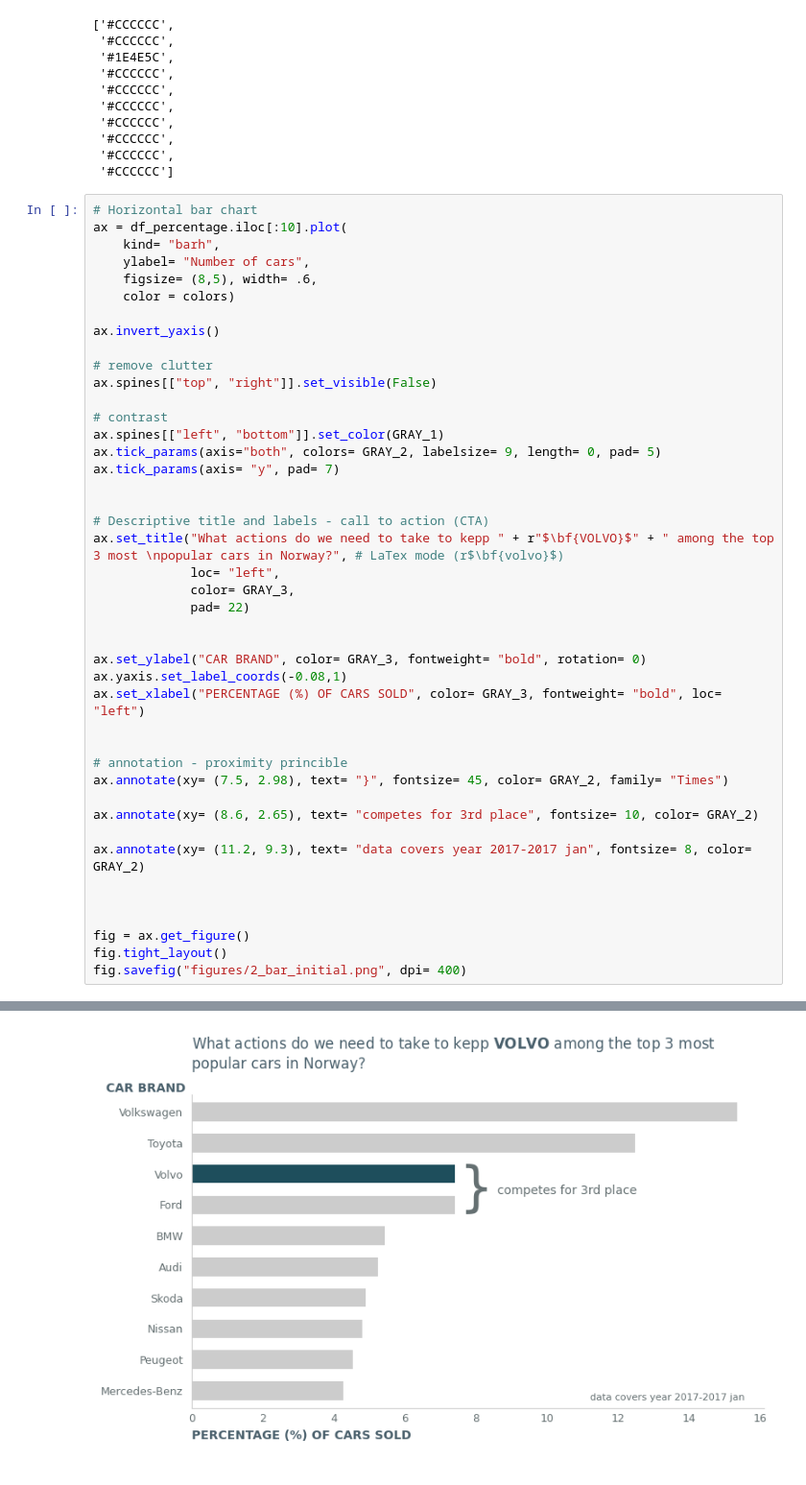
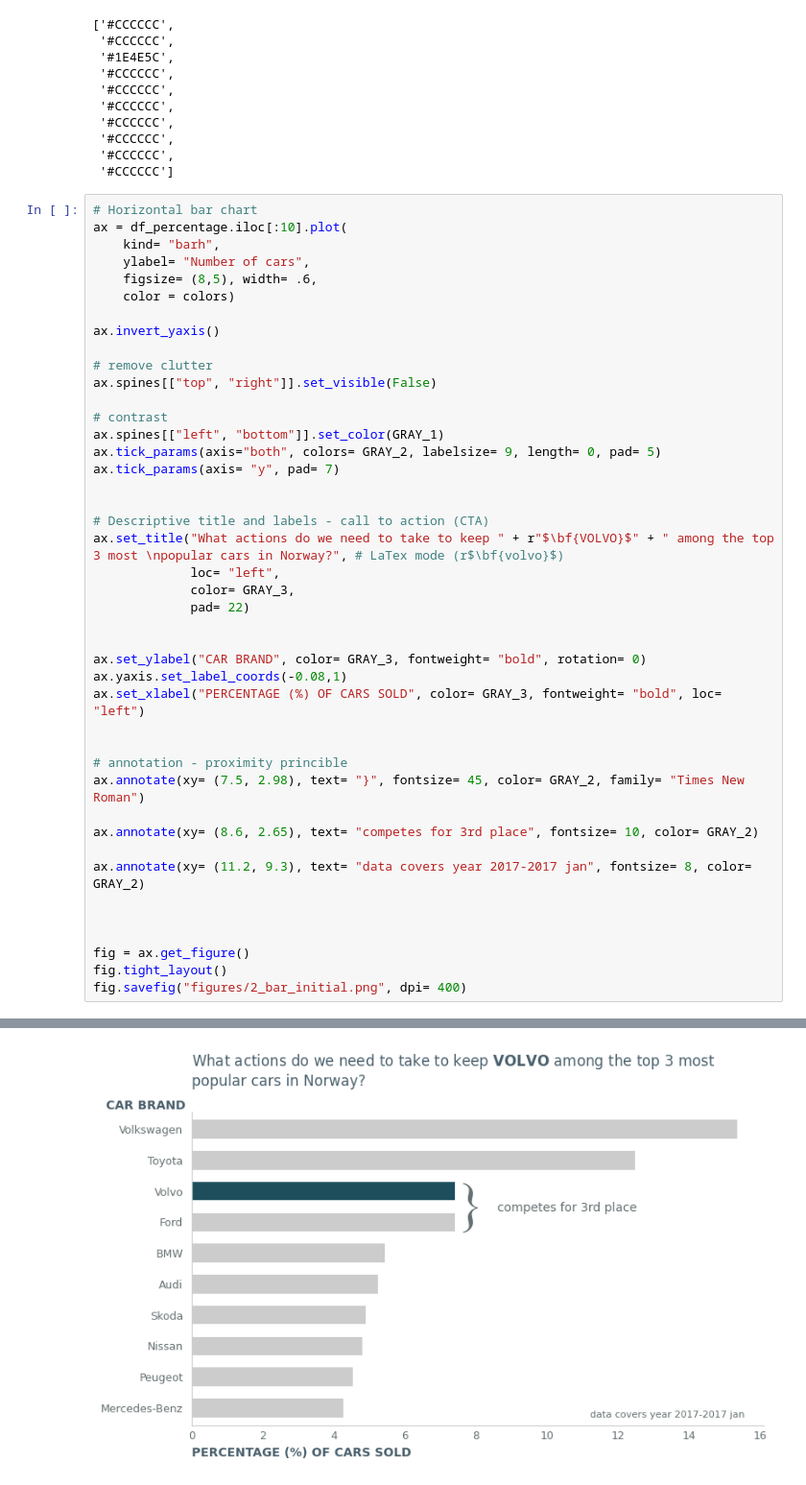
Before and after one commit to MarcusArdenstedt/data_visualization_Marcus_Ericsson_DE24, a Jupyter notebook: code_alongs/04_storytelling_matplotlib/matplotlib.bar_storytelling.ipynb, the cells around one changed output, grey strips where cells are left out. Shown at 96% size. Drawn from its saved outputs; the diff is of its cells as text.

Commit message:
explanatory graph, bar and line chart

```diff
--- a/code_alongs/04_storytelling_matplotlib/matplotlib.bar_storytelling.ipynb
+++ b/code_alongs/04_storytelling_matplotlib/matplotlib.bar_storytelling.ipynb
@@ -145,7 +145,7 @@ ax.tick_params(axis= "y", pad= 7)
 
 
 # Descriptive title and labels - call to action (CTA)
-ax.set_title("What actions do we need to take to kepp " + r"$\bf{VOLVO}$" + " among the top 3 most \npopular cars in Norway?", # LaTex mode (r$\bf{volvo}$)
+ax.set_title("What actions do we need to take to keep " + r"$\bf{VOLVO}$" + " among the top 3 most \npopular cars in Norway?", # LaTex mode (r$\bf{volvo}$)
              loc= "left",
              color= GRAY_3,
              pad= 22)
@@ -157,7 +157,7 @@ ax.set_xlabel("PERCENTAGE (%) OF CARS SOLD", color= GRAY_3, fontweight= "bold",
 
 
 # annotation - proximity princible
-ax.annotate(xy= (7.5, 2.98), text= "}", fontsize= 45, color= GRAY_2, family= "Times")
+ax.annotate(xy= (7.5, 2.98), text= "}", fontsize= 45, color= GRAY_2, family= "Times New Roman")
 
 ax.annotate(xy= (8.6, 2.65), text= "competes for 3rd place", fontsize= 10, color= GRAY_2)
 
@@ -183 +172 @@ findfont: Font family 'Times' not found.
-[figure, old version]
+[figure, new version]
```
Also changed, not shown: parts of 4 cells of this notebook, 14 other files.
